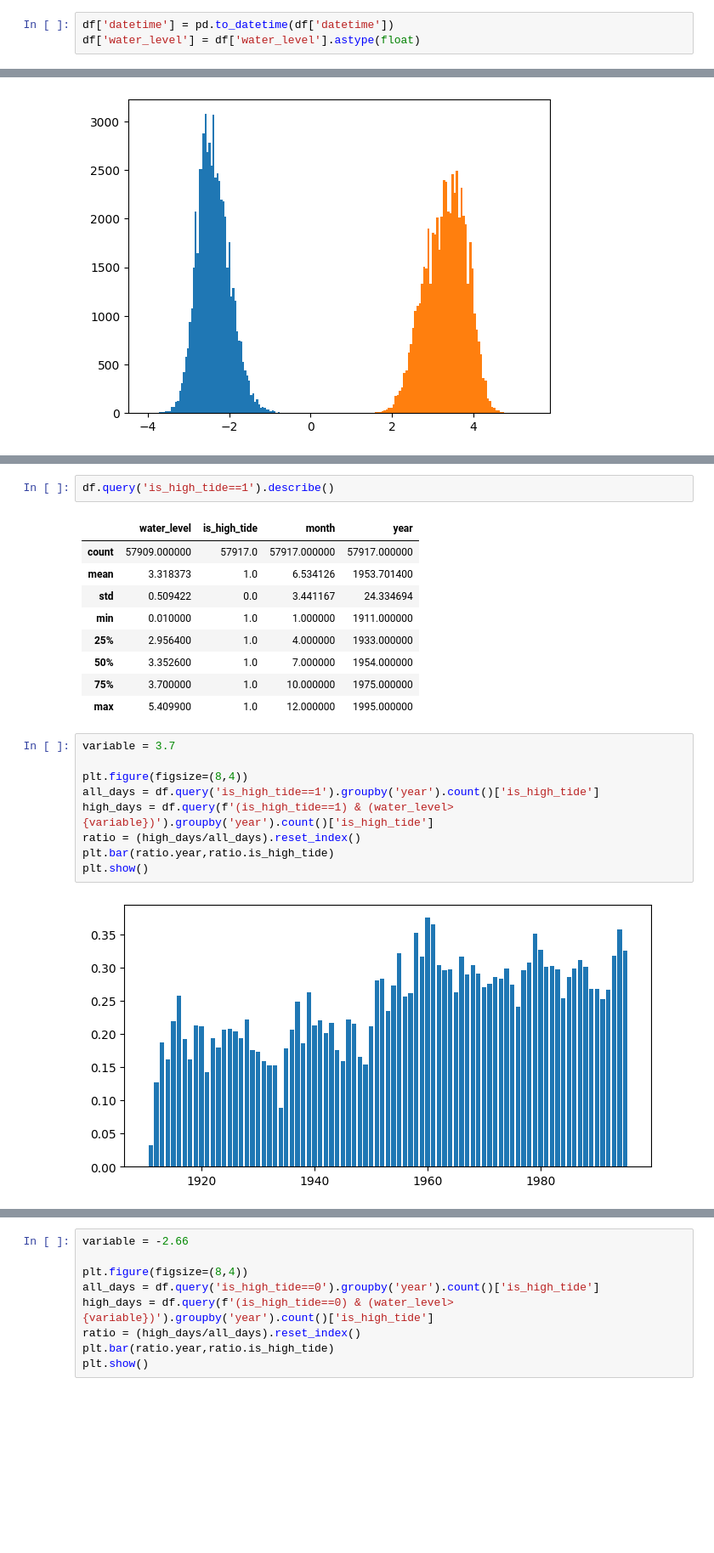
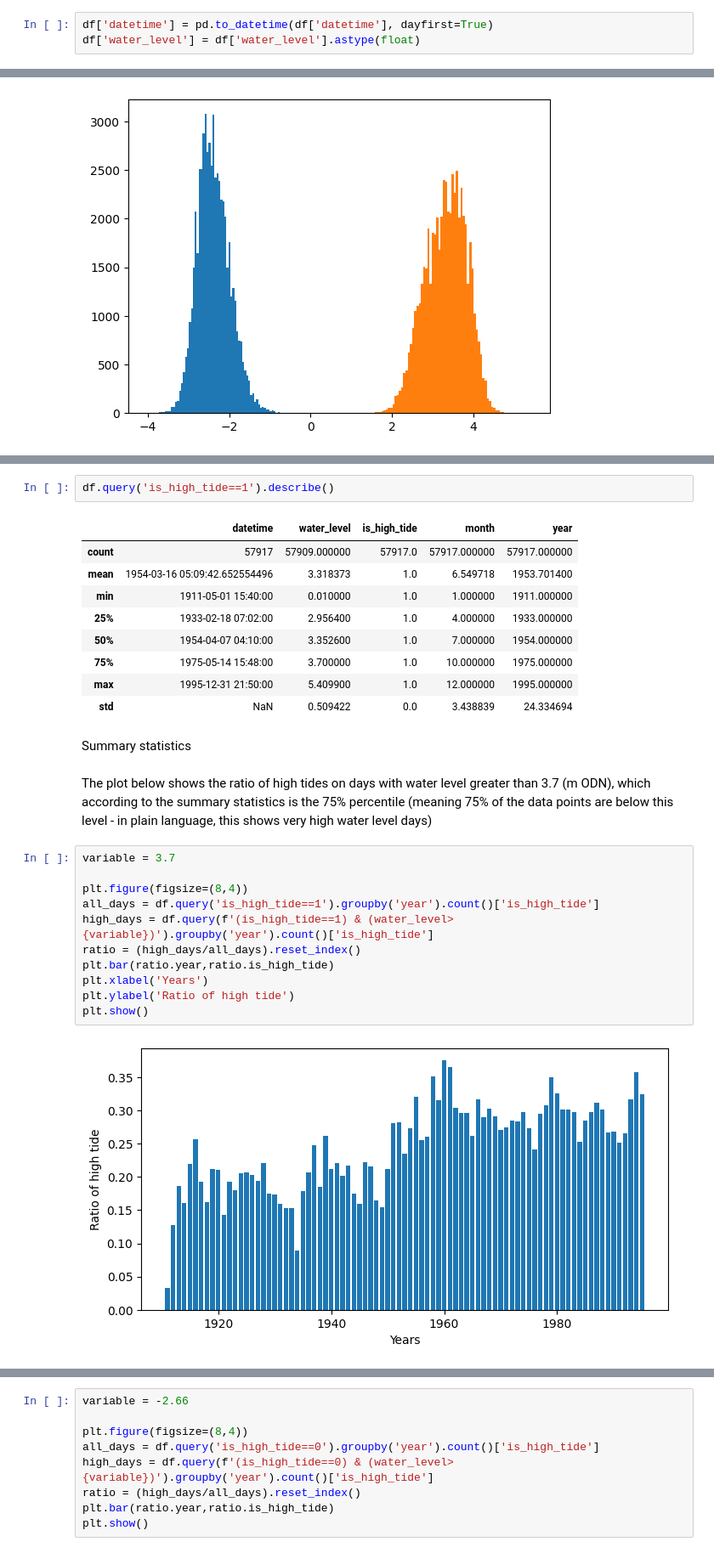
Before and after one commit to JimRaph/JImRaph.github.io, a Jupyter notebook: Analyzing a Time Series of the Thames River in Python/notebook.ipynb, the cells around one changed output, grey strips where cells are left out. Shown: that part at 85% size. Cells and saved outputs as stored; diff of their text form; blank space fills up the shorter version.

```diff
--- a/Analyzing a Time Series of the Thames River in Python/notebook.ipynb
+++ b/Analyzing a Time Series of the Thames River in Python/notebook.ipynb
@@ -57,5 +53,5 @@ Calling `lb.info()` above showed us both the `datetime` and `water_level` column
 # %%
-df['datetime'] = pd.to_datetime(df['datetime'])
+df['datetime'] = pd.to_datetime(df['datetime'], dayfirst=True)
 df['water_level'] = df['water_level'].astype(float)
 # %%
 df['month'] = df['datetime'].dt.month
@@ -101,26 +109,32 @@ We can use the information gathered from our boxplots and summary statistics to
 # %%
 df.query('is_high_tide==1').describe()
 # %% [output]
-|  | water_level | is_high_tide | month | year |
-| count | 57909.000000 | 57917.0 | 57917.000000 | 57917.000000 |
-| mean | 3.318373 | 1.0 | 6.534126 | 1953.701400 |
-| std | 0.509422 | 0.0 | 3.441167 | 24.334694 |
-| min | 0.010000 | 1.0 | 1.000000 | 1911.000000 |
-| 25% | 2.956400 | 1.0 | 4.000000 | 1933.000000 |
-| 50% | 3.352600 | 1.0 | 7.000000 | 1954.000000 |
-| 75% | 3.700000 | 1.0 | 10.000000 | 1975.000000 |
-| max | 5.409900 | 1.0 | 12.000000 | 1995.000000 |
+|  | datetime | water_level | is_high_tide | month | year |
+| count | 57917 | 57909.000000 | 57917.0 | 57917.000000 | 57917.000000 |
+| mean | 1954-03-16 05:09:42.652554496 | 3.318373 | 1.0 | 6.549718 | 1953.701400 |
+| min | 1911-05-01 15:40:00 | 0.010000 | 1.0 | 1.000000 | 1911.000000 |
+| 25% | 1933-02-18 07:02:00 | 2.956400 | 1.0 | 4.000000 | 1933.000000 |
+| 50% | 1954-04-07 04:10:00 | 3.352600 | 1.0 | 7.000000 | 1954.000000 |
+| 75% | 1975-05-14 15:48:00 | 3.700000 | 1.0 | 10.000000 | 1975.000000 |
+| max | 1995-12-31 21:50:00 | 5.409900 | 1.0 | 12.000000 | 1995.000000 |
+| std | NaN | 0.509422 | 0.0 | 3.438839 | 24.334694 |
+# %% [markdown]
+Summary statistics
+# %% [markdown]
+The plot below shows the ratio of high tides on days with water level greater than 3.7 (m ODN), which according to the summary statistics is the 75% percentile (meaning 75% of the data points are below this level - in plain language, this shows very high water level days)
 # %%
 variable = 3.7
 
 plt.figure(figsize=(8,4))
 all_days = df.query('is_high_tide==1').groupby('year').count()['is_high_tide']
 high_days = df.query(f'(is_high_tide==1) & (water_level>{variable})').groupby('year').count()['is_high_tide']
 ratio = (high_days/all_days).reset_index()
 plt.bar(ratio.year,ratio.is_high_tide)
+plt.xlabel('Years')
+plt.ylabel('Ratio of high tide')
 plt.show()
 # %% [output]
-[figure, old version]
+[figure, new version]
 # %%
 df.query('(is_high_tide==0)').describe()
 # %% [output]
```
Also changed, not shown: parts of 26 cells of this notebook.
